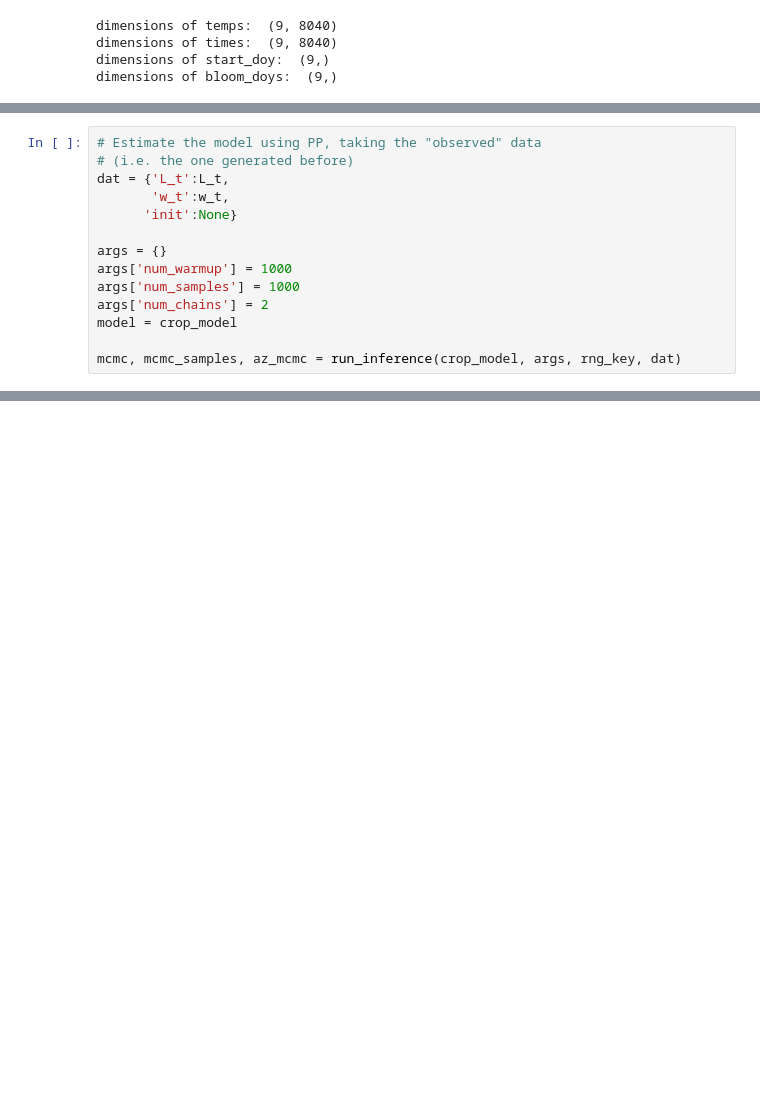
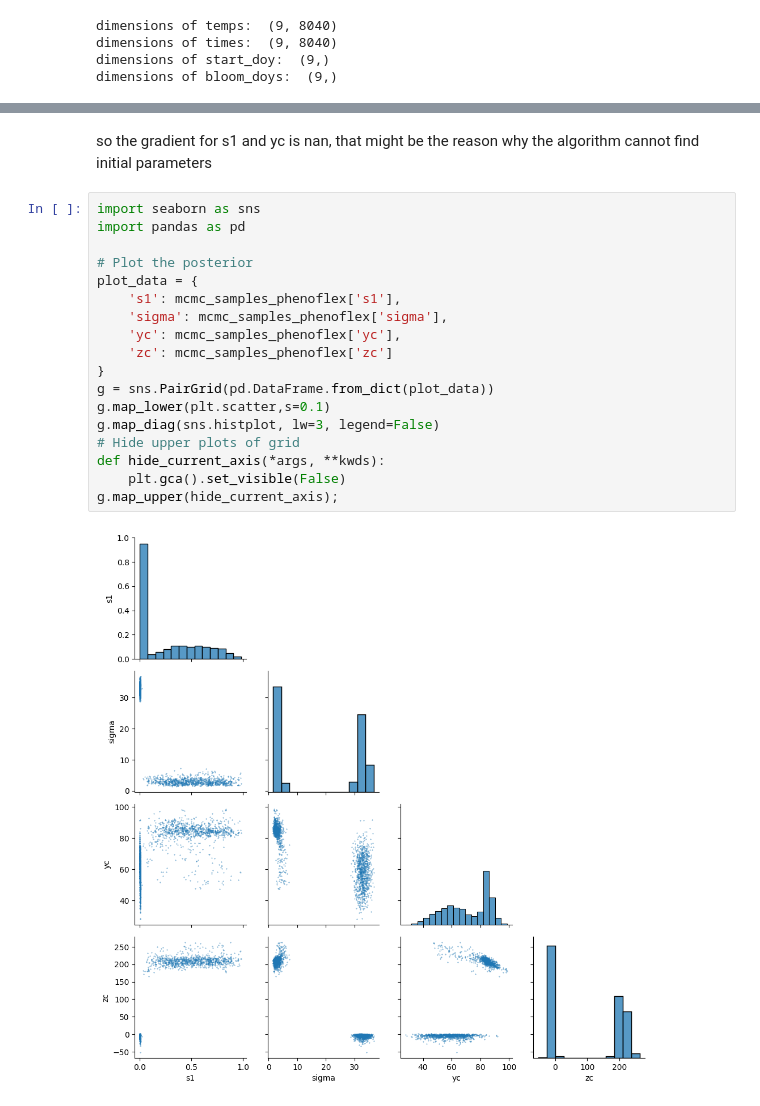
Before and after one commit to larscaspersen/phenoflex_meets_bayes, a Jupyter notebook: hybridmodel_phenoflex.ipynb, the cells around one changed output, grey strips where cells are left out. Drawn from its saved outputs; the diff is of its cells as text; blank space fills up the shorter version.

```diff
--- a/hybridmodel_phenoflex.ipynb
+++ b/hybridmodel_phenoflex.ipynb
@@ -1053,14 +956,0 @@ plt.show()
-# %%
-# Estimate the model using PP, taking the "observed" data
-# (i.e. the one generated before)
-dat = {'L_t':L_t,
-       'w_t':w_t,
-      'init':None}
-
-args = {}
-args['num_warmup'] = 1000
-args['num_samples'] = 1000
-args['num_chains'] = 2
-model = crop_model
-
-mcmc, mcmc_samples, az_mcmc = run_inference(crop_model, args, rng_key, dat)
@@ -1089,0 +1027,22 @@ az.plot_posterior(az_mcmc,
+# %% [markdown]
+so the gradient for s1 and yc is nan, that might be the reason why the algorithm cannot find initial parameters
+# %%
+import seaborn as sns
+import pandas as pd
+
+# Plot the posterior
+plot_data = {
+    's1': mcmc_samples_phenoflex['s1'],
+    'sigma': mcmc_samples_phenoflex['sigma'],
+    'yc': mcmc_samples_phenoflex['yc'],
+    'zc': mcmc_samples_phenoflex['zc']
+}
+g = sns.PairGrid(pd.DataFrame.from_dict(plot_data))
+g.map_lower(plt.scatter,s=0.1)
+g.map_diag(sns.histplot, lw=3, legend=False)
+# Hide upper plots of grid
+def hide_current_axis(*args, **kwds):
+    plt.gca().set_visible(False)
+g.map_upper(hide_current_axis);
+# %% [output]
+[figure, added]
```
Also changed, not shown: parts of 18 cells of this notebook.
